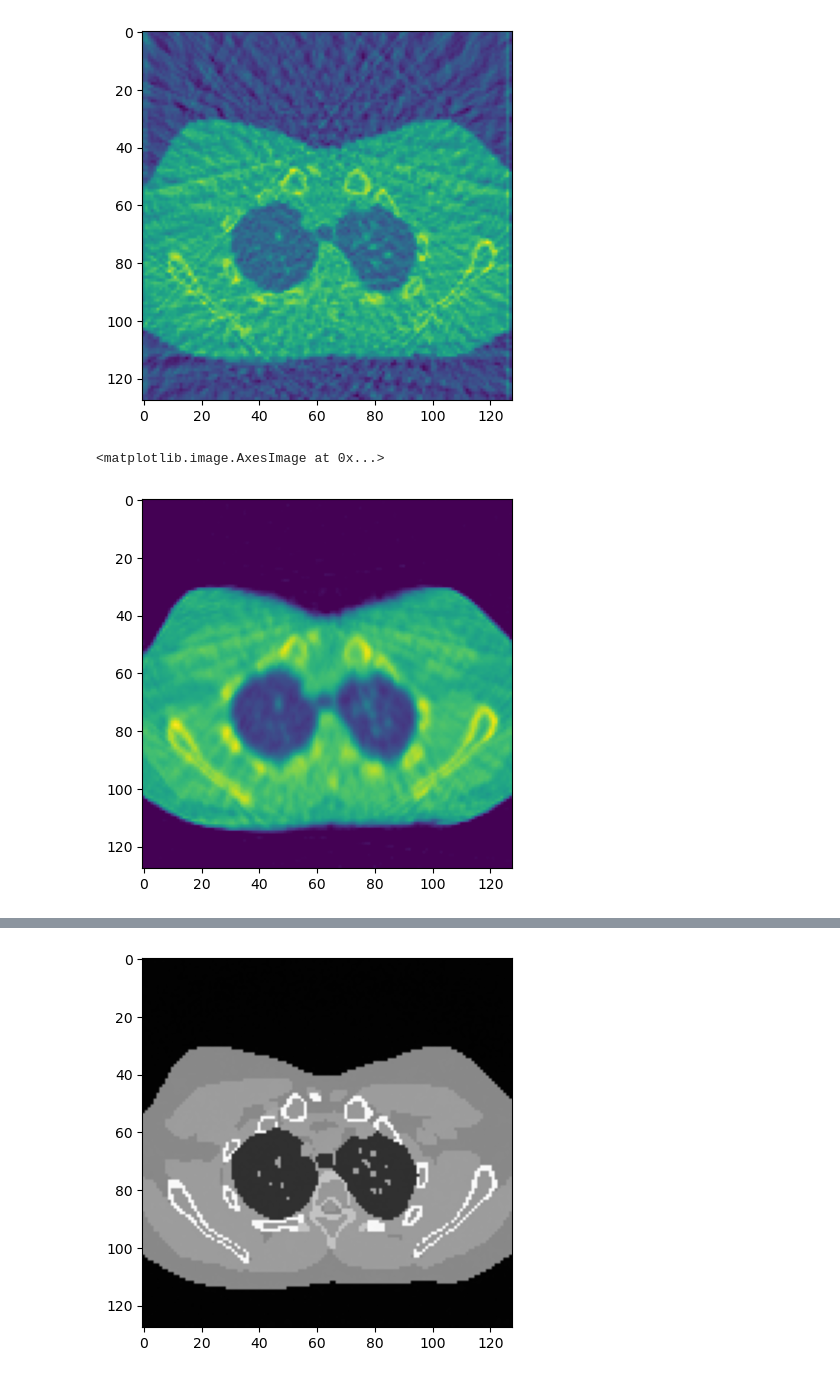
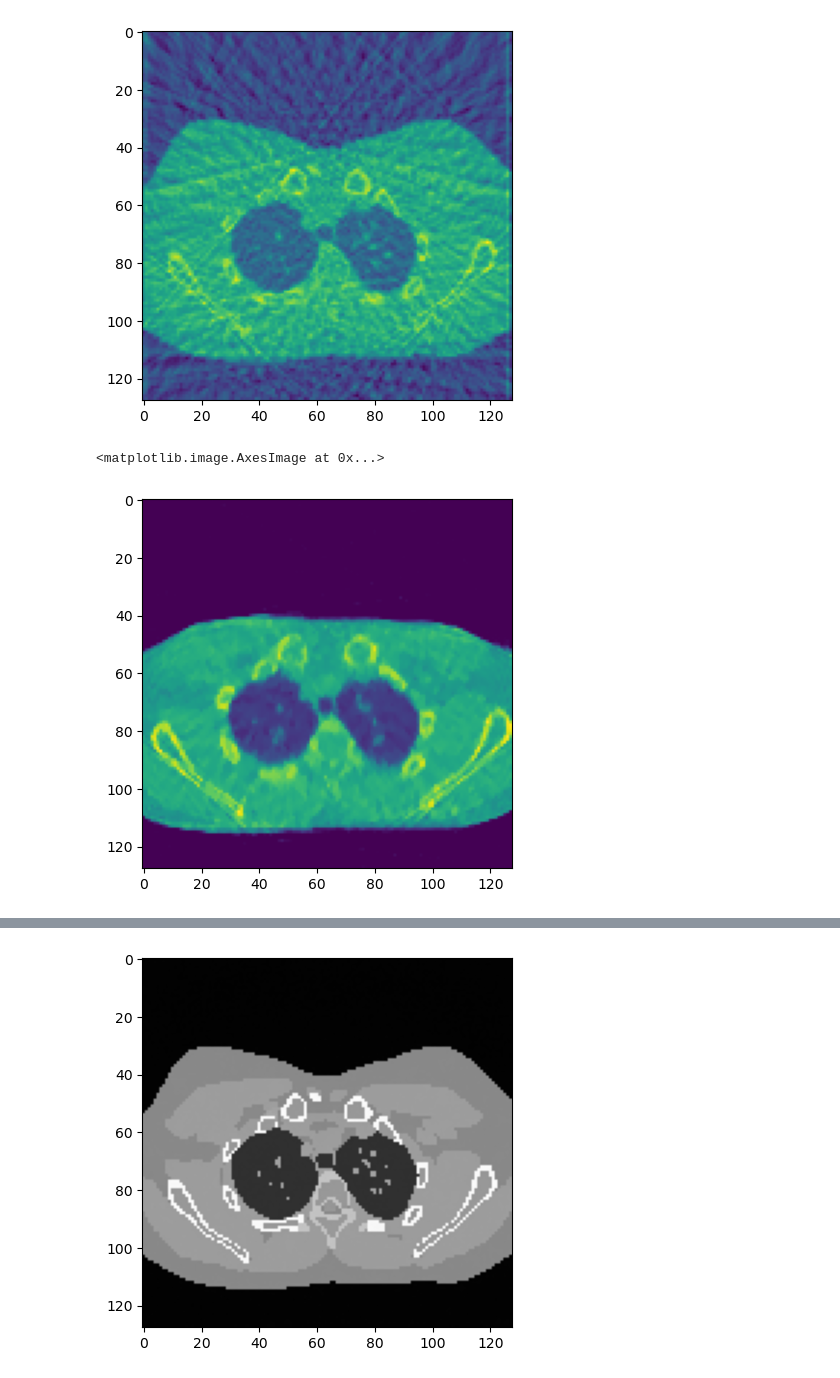
Before and after one commit to antoinedepaepe/ReconCT, a Jupyter notebook: main.ipynb, the cells around one changed output, grey strips where cells are left out. Drawn from its saved outputs; the diff is of its cells as text; code cells hidden in the pictures.

```diff
--- a/main.ipynb
+++ b/main.ipynb
@@ -87,21 +85,24 @@ plt.imsave('./data/fbp.png', x_fbp.cpu().squeeze(), cmap='gray')
 # %%
 #############################################################################################################################
 #                                                           PWLS                                                            #
 #############################################################################################################################
 
 sparsifier = Gradient(weight = 'sqrt')
 recon = PWLS(systmatrix=radon, sparsifier=sparsifier)
 
 beta = 1e5
 
 x = recon.solve(x0,
                 b,
                 beta,
                 n_iter,
-                weights)
+                weights,
+                prior = 'huber',
+                delta_hub = 0.001
+                )
+
+plt.show() # to avoid overprinting images
+plt.imshow(x.cpu().squeeze())
+# %% [output]
+<matplotlib.image.AxesImage at 0x...>
+[figure, added]
-# %%
-plt.show() # to avoid overprinting images
-plt.imshow(x.cpu().squeeze())
-# %% [output]
-<matplotlib.image.AxesImage at 0x...>
-[figure, removed]
```
Also changed, not shown: parts of 8 cells of this notebook.
